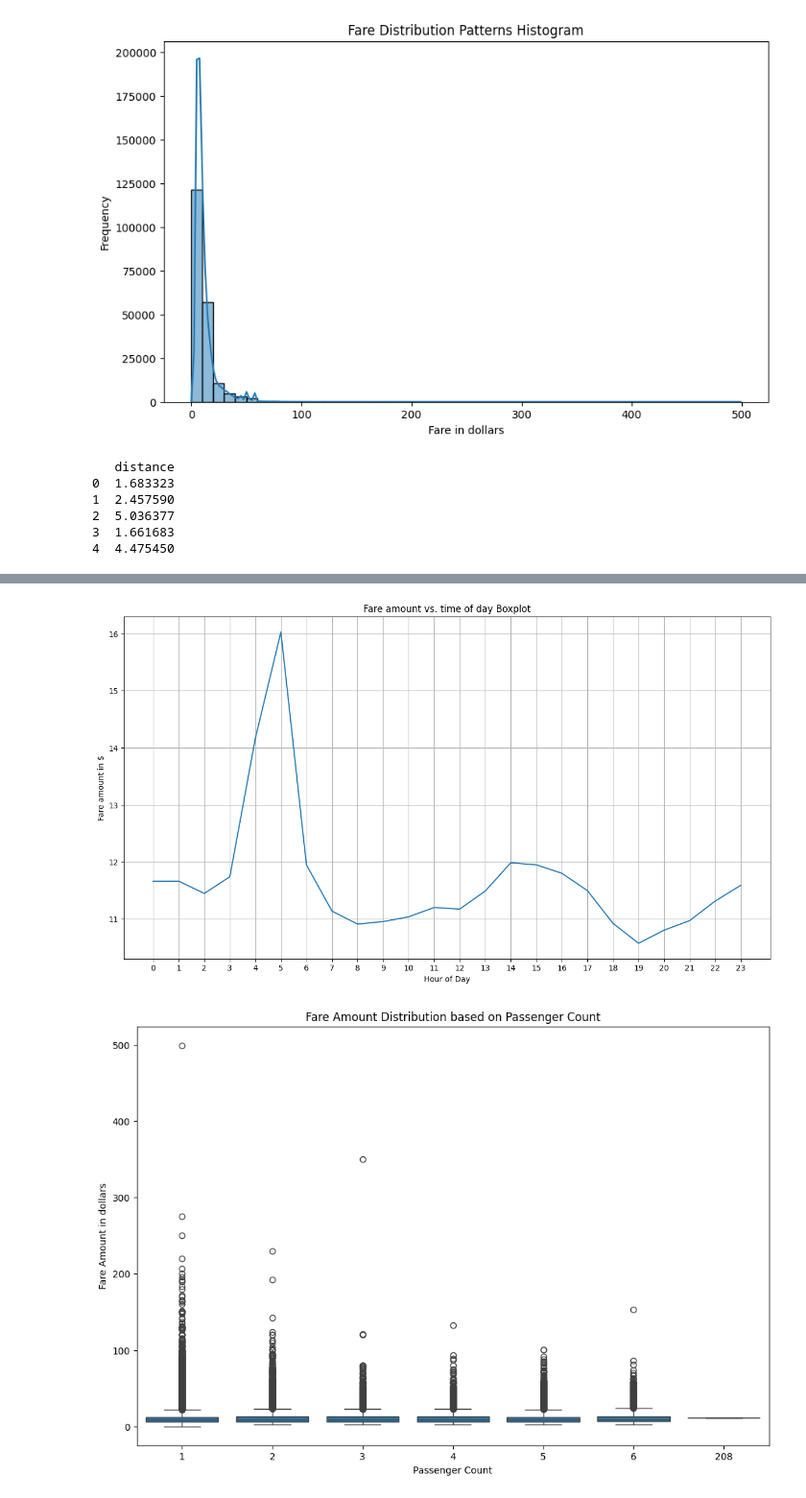
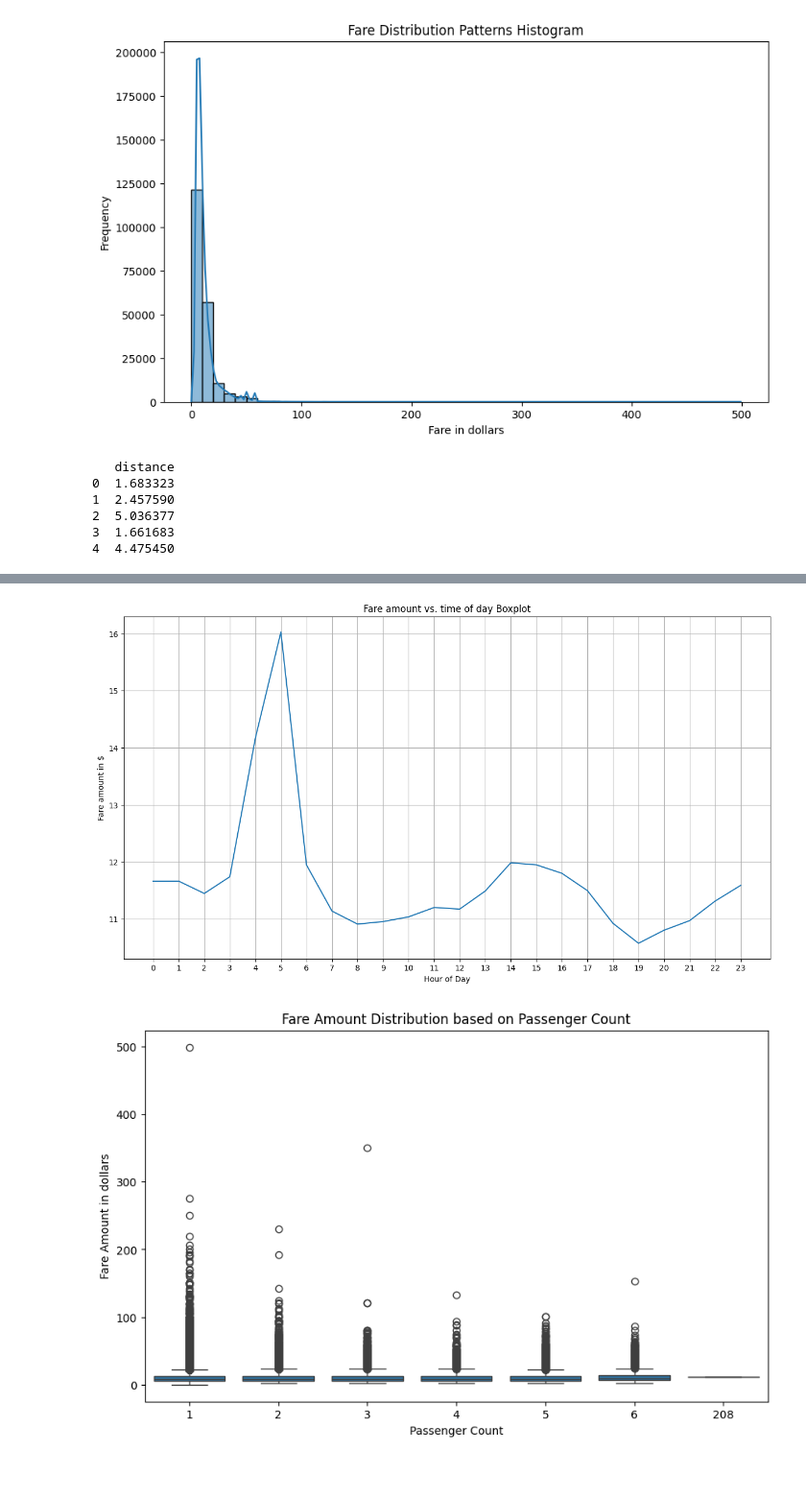
Before and after one commit to Omoyi/Data-Analysis-Project, a Jupyter notebook: uberDataAnalysis.ipynb, the cells around one changed output, grey strips where cells are left out. Shown at 96% size. Cells and saved outputs as stored; diff of their text form; code cells hidden in the pictures; blank space fills up the shorter version.

Commit message:
Updating data

```diff
--- a/uberDataAnalysis.ipynb
+++ b/uberDataAnalysis.ipynb
@@ -162,7 +162,8 @@ def haversine(lon1, lat1, lon2, lat2):
     return c * r
 
 #Adding distance as column to my data frame
-dataFrame['distance'] = haversine(dataFrame['pickup_longitude'], dataFrame['pickup_latitude'], dataFrame['dropoff_longitude'], dataFrame['dropoff_latitude'])
+dataFrame['distance'] = haversine(dataFrame['pickup_longitude'], dataFrame['pickup_latitude'], dataFrame['dropoff_longitude'],
+dataFrame['dropoff_latitude'])
 #Checking if the new column was created successfully
 print(dataFrame[['distance']].head())
 
@@ -175,42 +176,42 @@ plot.ylabel('Fare amount in $')
 plot.show()
 
 #Calculating the time of day. I had already fixed the data type problem during cleaning.
-# So it is easy to extract day of the week, hour, and month and create them as new columns
+# So it is easy to extract day of the week, hour, and month and create them as
 dataFrame['hour'] = dataFrame['pickup_datetime'].dt.hour
 dataFrame['day'] = dataFrame['pickup_datetime'].dt.day_name()
 dataFrame['month'] = dataFrame['pickup_datetime'].dt.month_name()
 dataFrame.head()
 
 #Creating the lineplot diagram for analyzing time and fare amount relationship
 meanHourlyFare = dataFrame.groupby('hour')['fare_amount'].mean().reset_index()
 
 plot.figure(figsize=(15,8))
 sns.lineplot(x='hour', y='fare_amount', data = meanHourlyFare)
 plot.title('Fare amount vs. time of day Boxplot')
 plot.xlabel('Hour of Day')
 plot.ylabel('Fare amount in $')
 plot.xticks(range(0,24))
 plot.grid(True)
 plot.show()
 
 #Creating a boxplot diagram for analyzing passenger count and fare. I think it is also relevant to see if the uber
 #Gives discounts to groups of people leading to varying fares that is why I chose passenger_count
-plot.figure(figsize=(12, 8))
+plot.figure(figsize=(10, 6))
 sns.boxplot(x='passenger_count', y='fare_amount', data=dataFrame)
 plot.title('Fare Amount Distribution based on Passenger Count')
 plot.xlabel('Passenger Count')
 plot.ylabel('Fare Amount in dollars')
 plot.show()
 # %% [output]
    distance
 0  1.683323
 1  2.457590
 2  5.036377
 3  1.661683
 4  4.475450
 [figure]
 [figure]
-[figure, old version]
+[figure, new version]
 # %%
 
 #3. A,B & C
```
Also changed, not shown: parts of 1 cell of this notebook, 2 other files.
